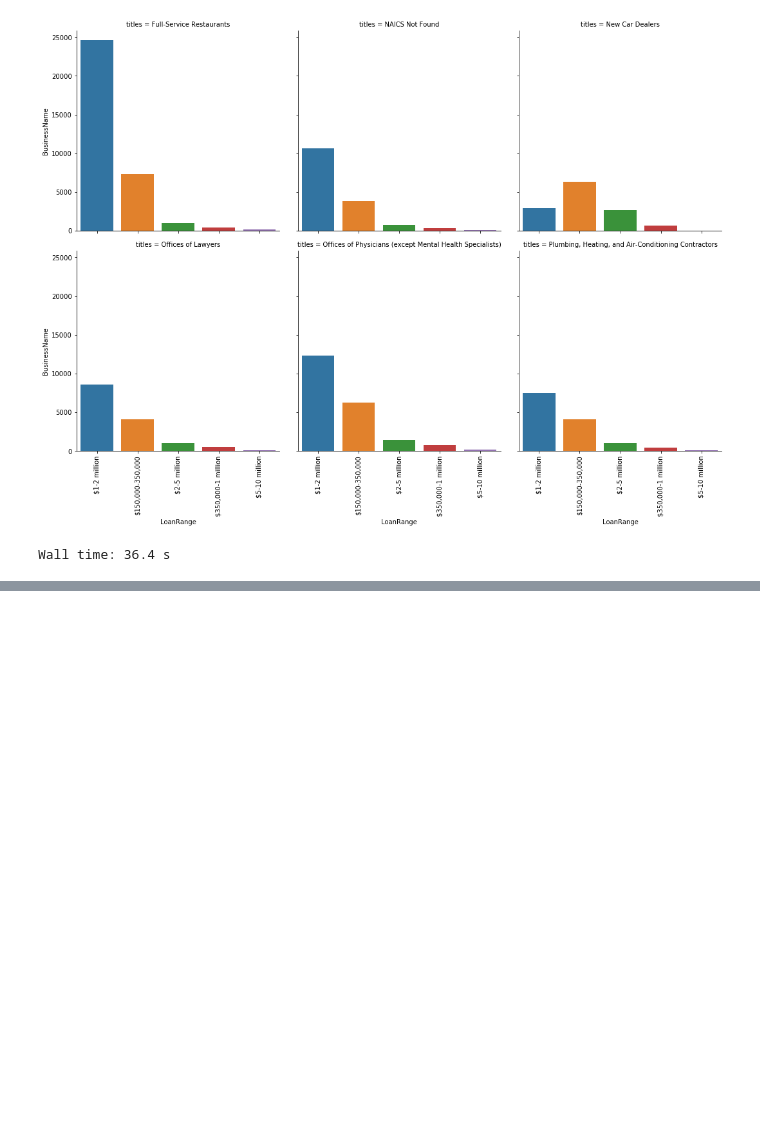
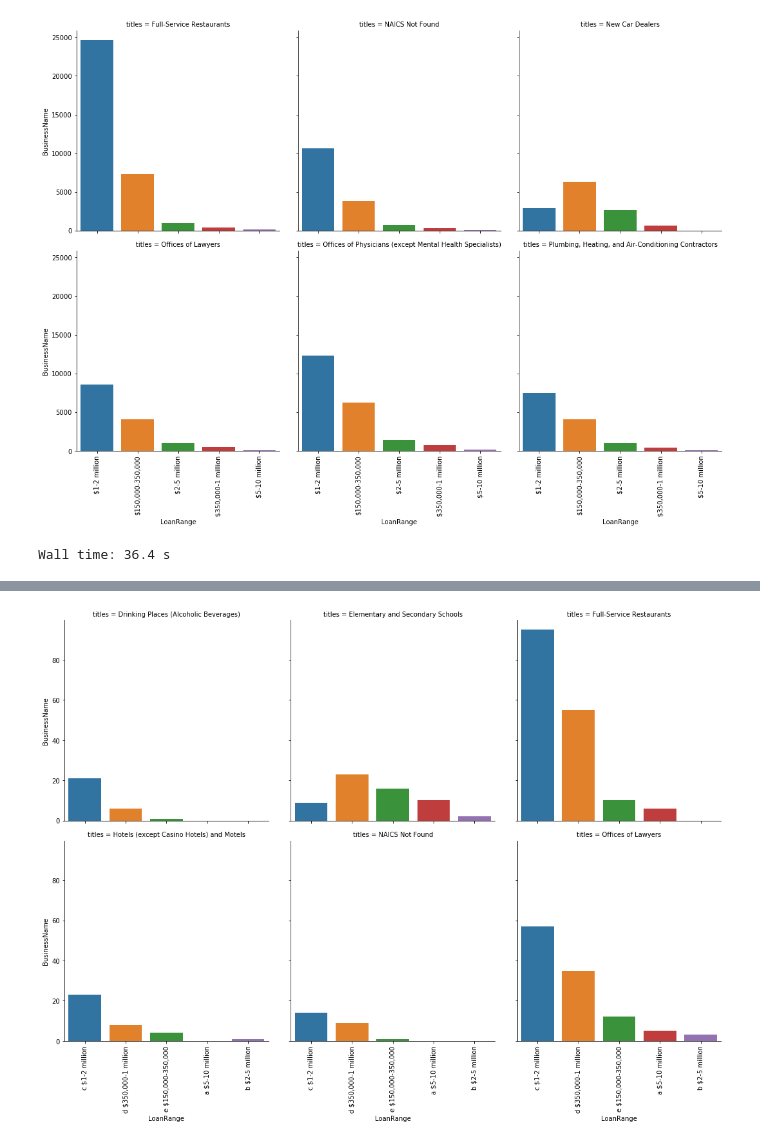
Before and after one commit to apedeaux/PPP, a Jupyter notebook: PPP-Over150.ipynb, the cells around one changed output, grey strips where cells are left out. Cells and saved outputs as stored; diff of their text form; code cells hidden in the pictures; blank space fills up the shorter version.

```diff
--- a/PPP-Over150.ipynb
+++ b/PPP-Over150.ipynb
@@ -212,3 +226,12 @@ nola.head()
+# %%
+catplot_frame = catplot_frame.loc[catplot_frame['titles'].isin(barplot_frame.index)]
+# %%
+plot = sns.catplot(kind='bar', x = "LoanRange", y = "BusinessName", col = 'titles', data=catplot_frame,
+                   col_wrap=3, order=['e $150,000-350,000', 'd $350,000-1 million', 'c $1-2 million', 'b $2-5 million','a $5-10 million'])
+plot.set_xticklabels(labels = catplot_frame["LoanRange"], rotation=90)
+plt.show()
+# %% [output]
+[figure, added]
 # %%
 ## Francisco recommends:
 ##    folium
```
Also changed, not shown: parts of 3 cells of this notebook.
